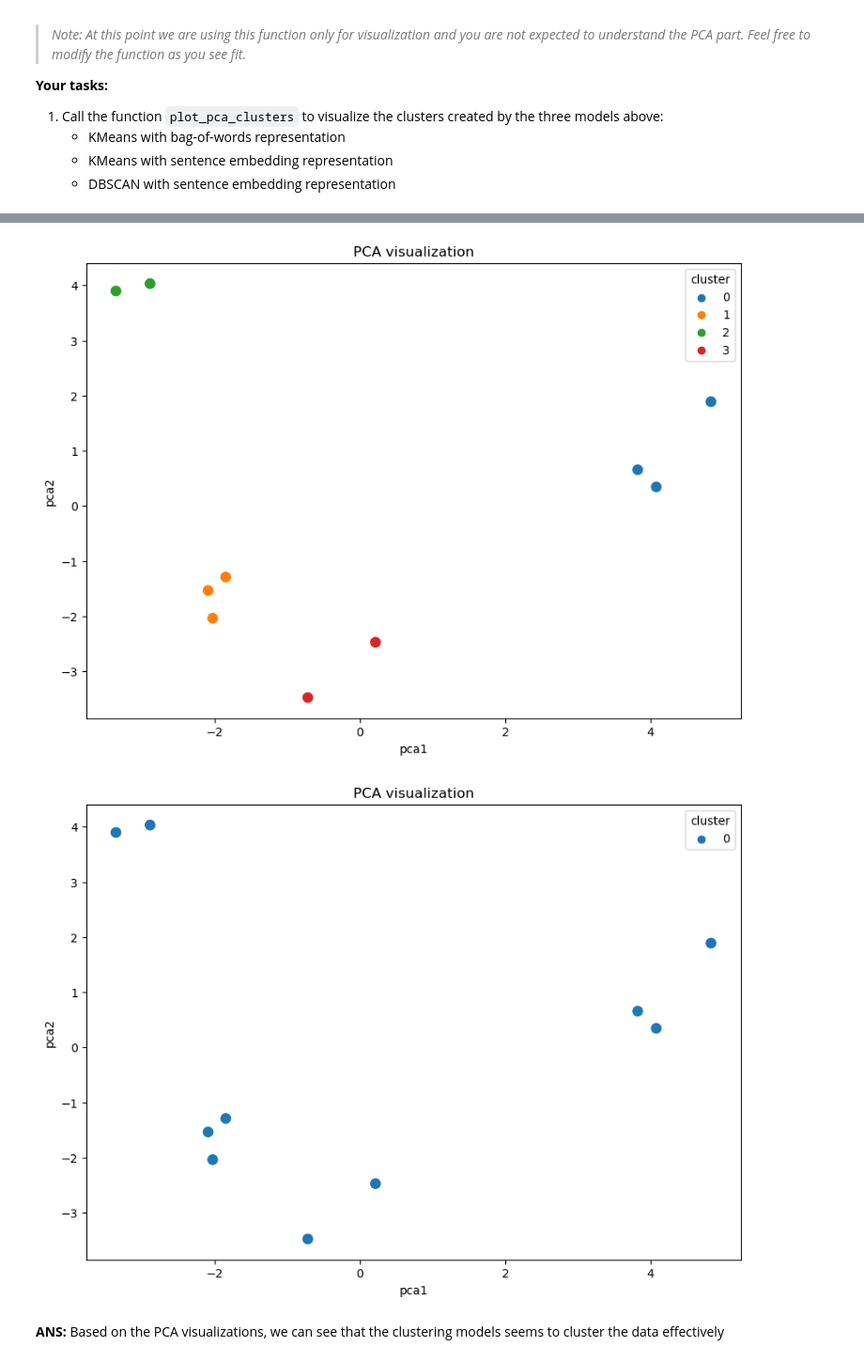
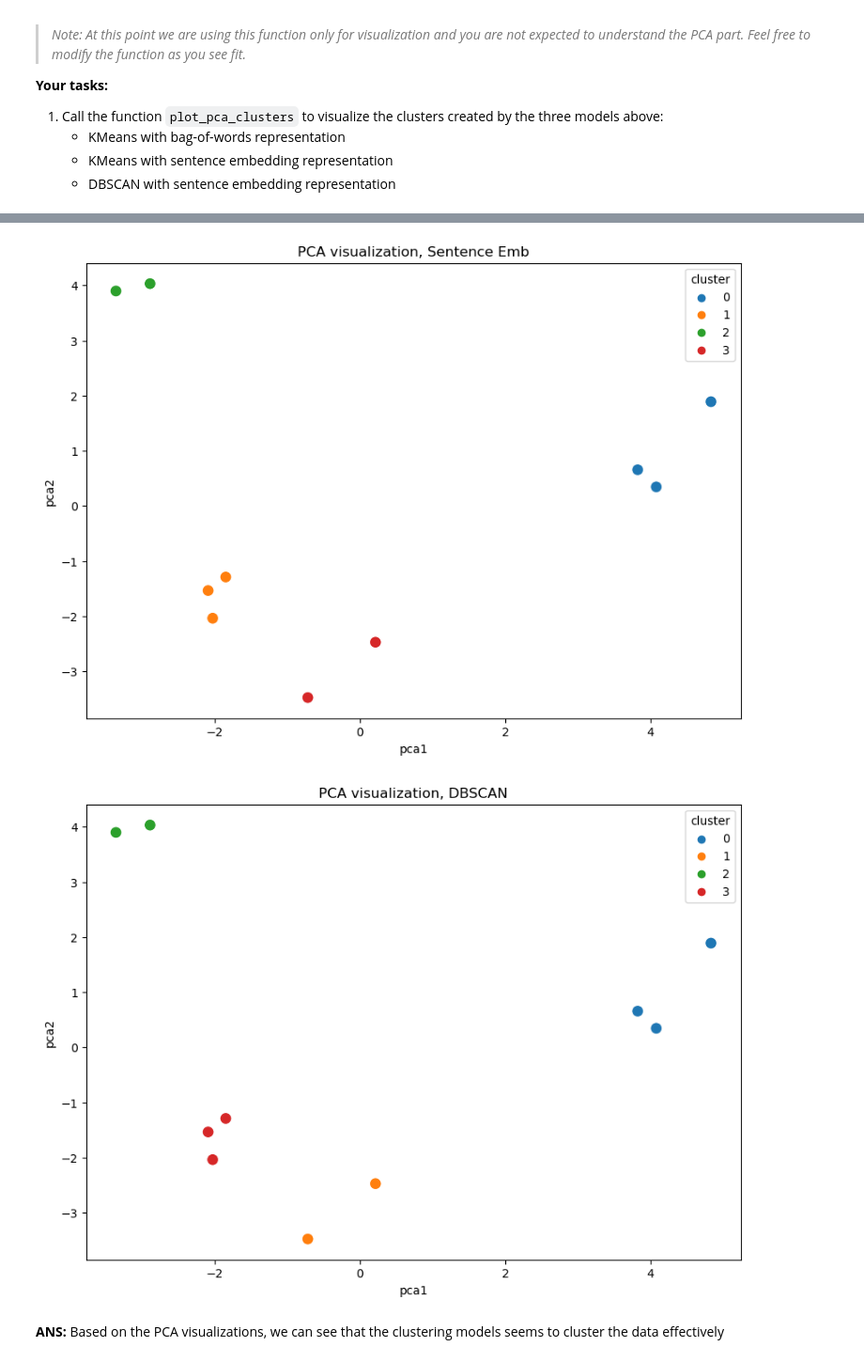
Before and after one commit to skyleapa/cpsc330-2022W2, a Jupyter notebook: hw/hw7/hw7.ipynb, the cells around one changed output, grey strips where cells are left out. Shown: that part at 94% size. Cells and saved outputs as stored; diff of their text form; code cells hidden in the pictures.

```diff
--- a/hw/hw7/hw7.ipynb
+++ b/hw/hw7/hw7.ipynb
@@ -325,0 +355,13 @@ array([0., 0., 0., 0., 0., 0., 0., 0., 0., 0.], dtype=float32)
+# %%
+cluster_optimization = {
+    x: [] for x in (np.arange(1, 11) / 10)
+}
+cluster_optimization["min_samples"] = np.arange(1, 11)
+
+for i in cluster_optimization["min_samples"]:
+    for j in (np.arange(1, 11) / 10):
+        dbscan = DBSCAN(eps=j, min_samples=i, metric='cosine')
+        dbscan.fit(emb_sents)
+        cluster_optimization[j].append(len(np.unique(dbscan.labels_)))
+
+pd.DataFrame(cluster_optimization)
@@ -326,5 +380,5 @@ array([0., 0., 0., 0., 0., 0., 0., 0., 0., 0.], dtype=float32)
 # %%
-dbscan = DBSCAN(eps=3, min_samples=2, metric='cosine')
+dbscan = DBSCAN(eps=0.6, min_samples=2, metric='cosine')
 dbscan.fit(emb_sents)
 
 dbscan.labels_
@@ -410,11 +470,11 @@ plot_pca_clusters(data=bow_sents_mod, cluster_labels=kmeans_bow_mod.labels_)
 # %%
-plot_pca_clusters(emb_sents, kmeans_emb.labels_)
+plot_pca_clusters(emb_sents, kmeans_emb.labels_, title="PCA visualization, Sentence Emb")
 # %% [output]
-[figure, old version]
+[figure, new version]
 # %%
-plot_pca_clusters(emb_sents, dbscan.labels_)
+plot_pca_clusters(emb_sents, dbscan.labels_, title="PCA visualization, DBSCAN")
 # %% [output]
-[figure, old version]
+[figure, new version]
 # %% [markdown]
 **ANS:** Based on the PCA visualizations, we can see that the clustering models seems to cluster the data effectively
 # %% [markdown]
```
Also changed, not shown: parts of 24 cells of this notebook.
